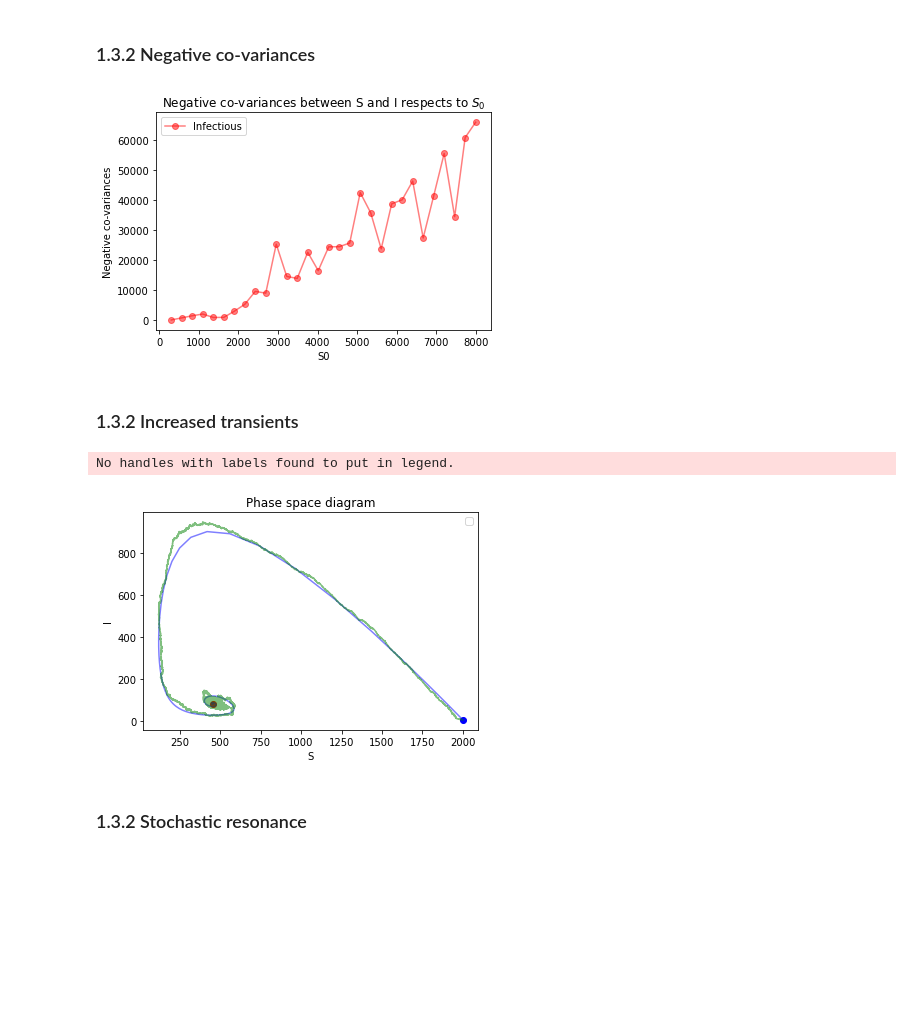
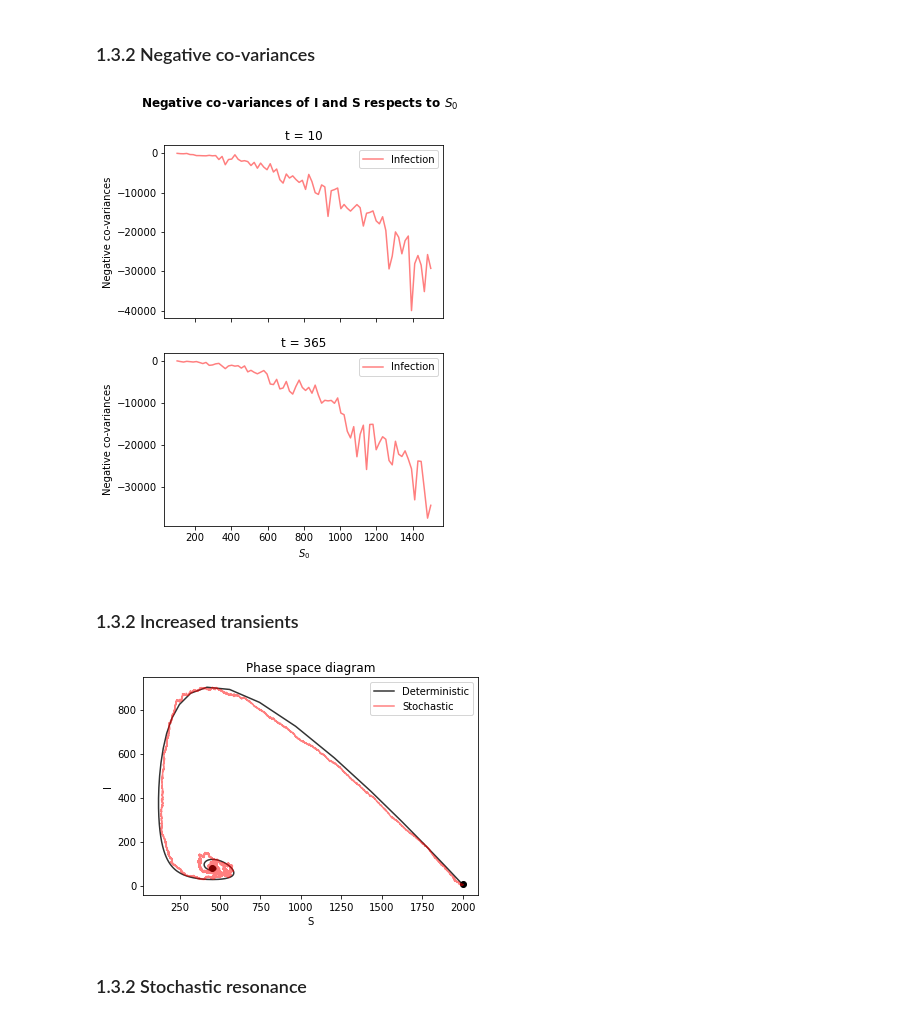
Before and after one commit to 2211064636/Introduction_to_Computational_Science, a Jupyter notebook: assigment2.ipynb, the cells around one changed output. Saved outputs shown, nothing was run; the diff lists cells and outputs as text; code cells hidden in the pictures; blank space fills up the shorter version.

```diff
--- a/assigment2.ipynb
+++ b/assigment2.ipynb
@@ -249,32 +249,43 @@ plt.savefig('e_3.jpg',dpi=300)
 ### 1.3.2 Negative co-variances
 # %%
 # Set the initial values
-S0_list = np.linspace(300,8000,30)
+S0_list = np.linspace(100,1500,80)
 I0 = 5
 R0 = 0
 beta = 1.4
 gamma = 0.3
 mu=1/60
 epsilon = 0.001
-t_stop = 30
+t_stop1 = 10
+t_stop2 = 365
 results1=[]
+results2=[]
+
 # Operate class function
 for i in S0_list:
-    results=SIR_demography(i,I0,R0,beta,gamma, mu, epsilon, t_stop).events()
+    results = SIR_demography(i,I0,R0,beta,gamma, mu, epsilon, t_stop1).events()
     results1.append(np.cov(results[1],results[2])[0][1])
-
-plt.plot(S0_list,results1,'-o', c="r", alpha=0.5, label="Infectious")
+results = 0
+for i in S0_list:
+    results = SIR_demography(i,I0,R0,beta,gamma, mu, epsilon, t_stop2).events()
+    results2.append(np.cov(results[1],results[2])[0][1])
 
 # Plot SIR model
-plt.xlabel("S0")
-plt.ylabel("Negative co-variances")
-plt.legend()
-plt.title("Negative co-variances between S and I respects to $S_0$")
+fig, ax = plt.subplots(2, 1, figsize = [5, 7],sharex=True)
+ax[0].plot(S0_list,results1,'-', c="r", alpha=0.5, label="Infection")
+ax[0].set_title("t = " +str(t_stop1))
+ax[1].plot(S0_list,results2,'-', c="r", alpha=0.5, label="Infection")
+ax[0].set_title("t = " +str(t_stop1))
+ax[1].set_title("t = " +str(t_stop2))
+plt.xlabel("$S_0$")
+ax[0].set_ylabel("Negative co-variances")
+ax[1].set_ylabel("Negative co-variances")
+ax[0].legend()
+ax[1].legend()
+fig.suptitle("Negative co-variances of I and S respects to $S_0$", weight = 'bold')
 plt.savefig('e_4.jpg',dpi=200)
-# plt.savefig('e_5.jpg',dpi=200) # when t_stop = 150
-plt.show()
 # %% [output]
-[figure, old version]
+[figure, new version]
 # %% [markdown]
 ### 1.3.2 Increased transients
 # %%
@@ -304,15 +315,15 @@ S_fix = 1/R0                 # Get the fixed point
 I_fix = mu*(R0-1)/beta
 R_fix = 1-1/R0-mu*(R0-1)/beta
 results1 = odeint(SIR_demography_deterministic,[S0,I0,R0_r],t,args=(beta,gamma,mu,N)).T
-plt.plot(results1[0], results1[1],'blue',alpha=0.5)
-plt.scatter(S0,N-S0,c='blue')
+plt.plot(results1[0], results1[1],'black',alpha=0.8,label = 'Deterministic')
+plt.scatter(S0,N-S0,c='black')
 
 # Stochasitc model
 results2=SIR_demography(S0,I0,R0,beta,gamma, mu, epsilon, t_stop).events()
-plt.plot(results2[1], results2[2],'green',alpha=0.5)
+plt.plot(results2[1], results2[2],'red',alpha=0.5,label = 'Stochastic')
 
 
-plt.scatter(S_fix*N,I_fix*N,c='red', marker='o')
+plt.scatter(S_fix*N,I_fix*N,c='black', marker='o')
 plt.xlabel("S")
 plt.ylabel("I")
 plt.title("Phase space diagram")
@@ -320,8 +331,7 @@ plt.legend()
 plt.savefig('e_6.jpg',dpi=200)
 plt.show()
 # %% [output]
-No handles with labels found to put in legend.
-[figure, old version]
+[figure, new version]
 # %% [markdown]
 ### 1.3.2 Stochastic resonance
 # %%
```
Also changed, not shown: parts of 9 cells of this notebook.
